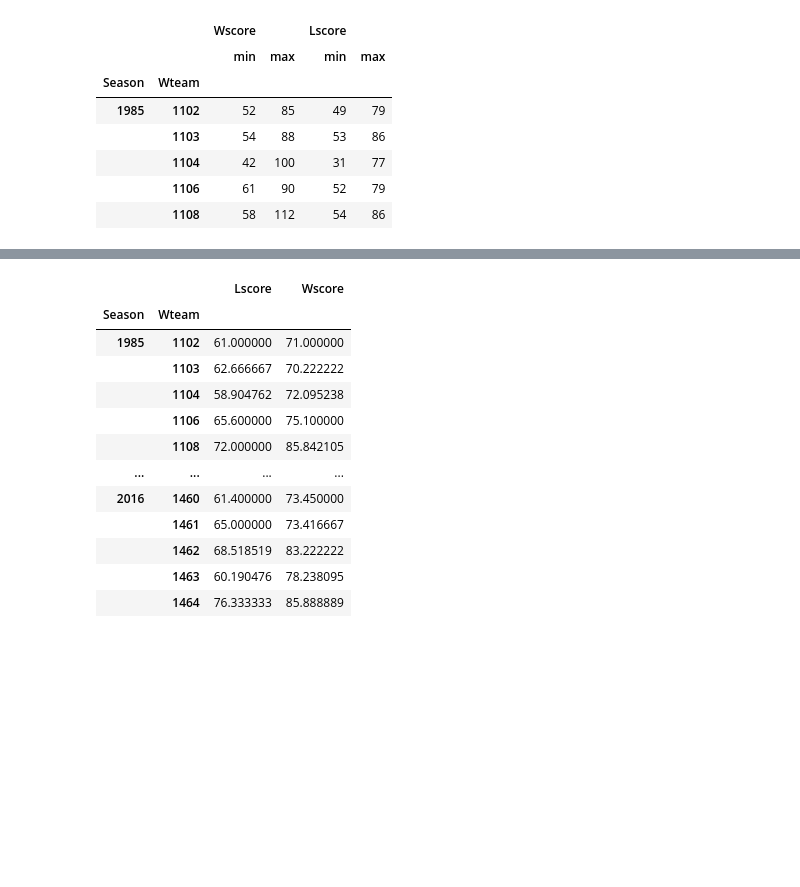
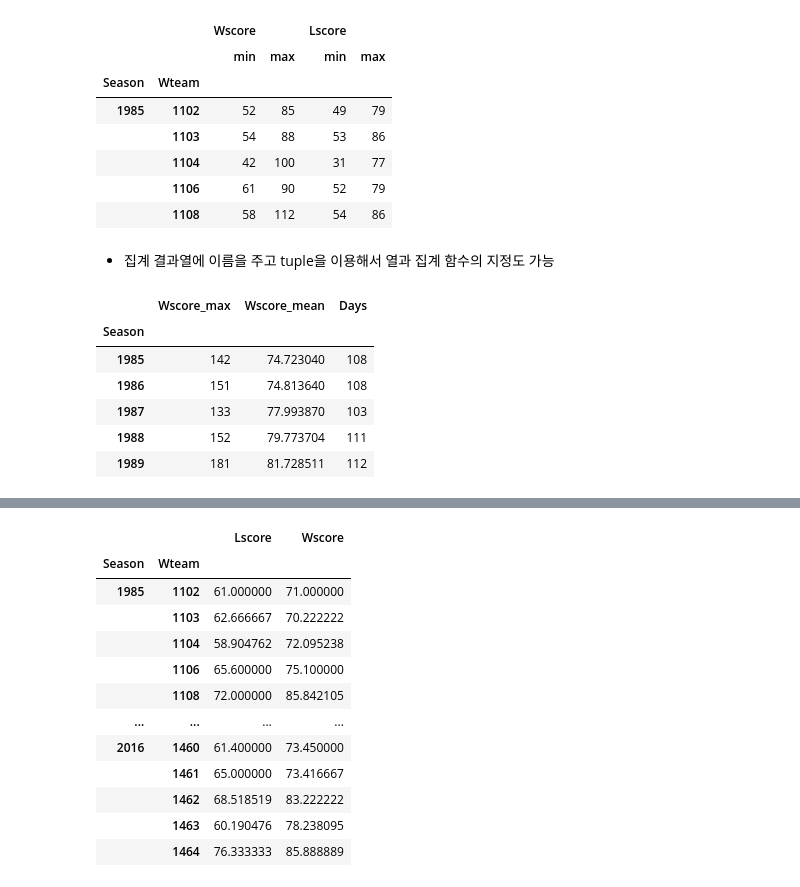
Before and after one commit to IntelligentAgentLab/Lectures, a Jupyter notebook: DataAnalysis/07_PandasAggregation.ipynb, the cells around one changed output, grey strips where cells are left out. Saved outputs shown, nothing was run; the diff lists cells and outputs as text; code cells hidden in the pictures; blank space fills up the shorter version.

```diff
--- a/DataAnalysis/07_PandasAggregation.ipynb
+++ b/DataAnalysis/07_PandasAggregation.ipynb
@@ -369,3 +369,19 @@ df.groupby(['Season', 'Wteam']).agg(dict_agg).head()
 |  | 1104 | 42 | 100 | 31 | 77 |
 |  | 1106 | 61 | 90 | 52 | 79 |
 |  | 1108 | 58 | 112 | 54 | 86 |
+# %% [markdown]
+- 집계 결과열에 이름을 주고 tuple을 이용해서 열과 집계 함수의 지정도 가능
+# %%
+df.groupby(['Season']).agg(
+    Wscore_max=('Wscore', 'max'),
+    Wscore_mean=('Wscore', 'mean'),
+    Days=('Daynum', 'nunique')
+).head()
+# %% [output]
+|  | Wscore_max | Wscore_mean | Days |
+| Season |  |  |  |
+| 1985 | 142 | 74.723040 | 108 |
+| 1986 | 151 | 74.813640 | 108 |
+| 1987 | 133 | 77.993870 | 103 |
+| 1988 | 152 | 79.773704 | 111 |
+| 1989 | 181 | 81.728511 | 112 |
```
Also changed, not shown: parts of 17 cells of this notebook.
